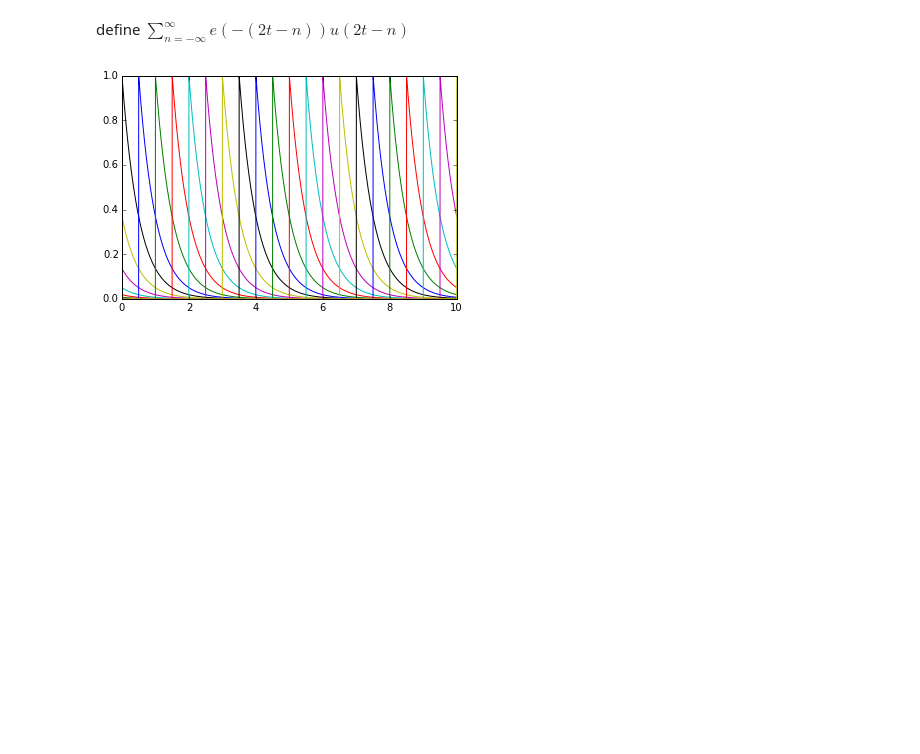
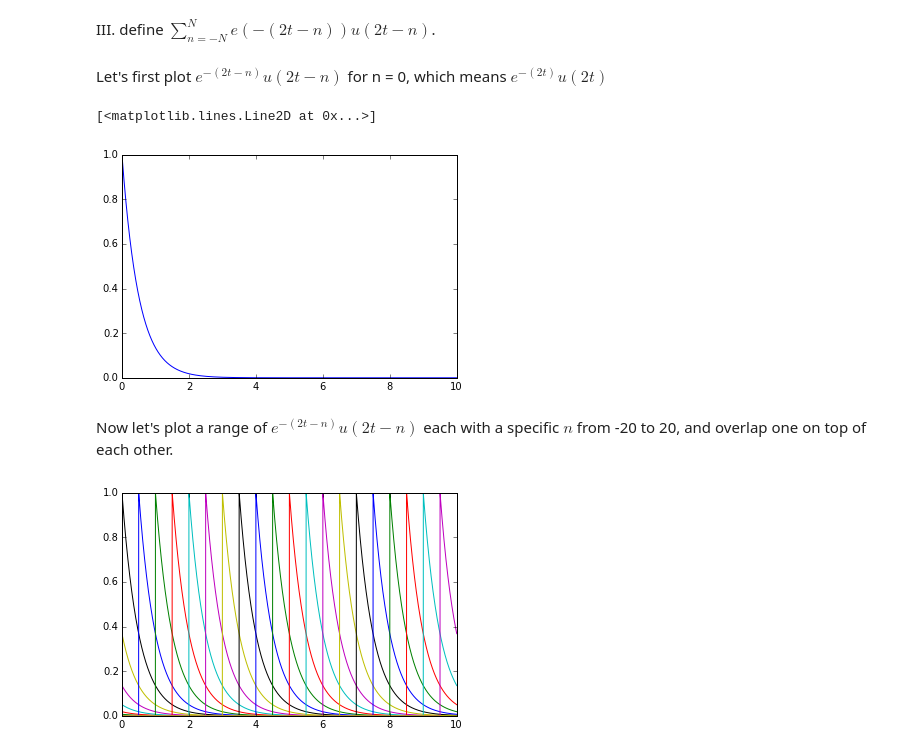
Before and after one commit to aliensunmin/ss2015spring, a Jupyter notebook: hw1.25(f).ipynb, the cells around one changed output. Drawn from its saved outputs; the diff is of its cells as text; code cells hidden in the pictures; blank space fills up the shorter version.

```diff
--- a/hw1.25(f).ipynb
+++ b/hw1.25(f).ipynb
@@ -6,7 +12,7 @@ define u(2t-n)
 # %%
 def ustep(t,n):
-    out=1.0
-    if (2*t-n)<0.0:
-        out=0.0
+    out=0.0
+    if (2*t-n)>0.0:
+        out=1.0
     return out
 # %% [markdown]
@@ -15,7 +21,7 @@ define e(-(2t-n))
 def sig(t,n):
     return exp(-(2*t-n));
 # %% [markdown]
-define $\sum_{n=-\infty}^{\infty}e(-(2t-n))u(2t-n)$
+III. define $\sum_{n=-N}^{N}e(-(2t-n))u(2t-n)$.
 # %%
 def summer(t,N):
     ns = range(-N,N+1)
@@ -31 +34,13 @@ xs=[summer(t,n) for t in ts]
+# %% [markdown]
+Let's first plot $e^{-(2t-n)}u(2t-n)$ for n = 0, which means $e^{-(2t)}u(2t)$
+# %%
+n1 = 0
+x1s=[sig(t,n1)*ustep(t,n1) for t in ts]
+plot(ts, x1s)
+# %% [output]
+[<matplotlib.lines.Line2D at 0x...>]
+[figure, added]
+# %% [markdown]
+Now let's  plot a range of $e^{-(2t-n)}u(2t-n)$ each with a specific $n$ from -20 to 20,
+and overlap one on top of each other.
 # %%
```
Also changed, not shown: parts of 11 cells of this notebook.
